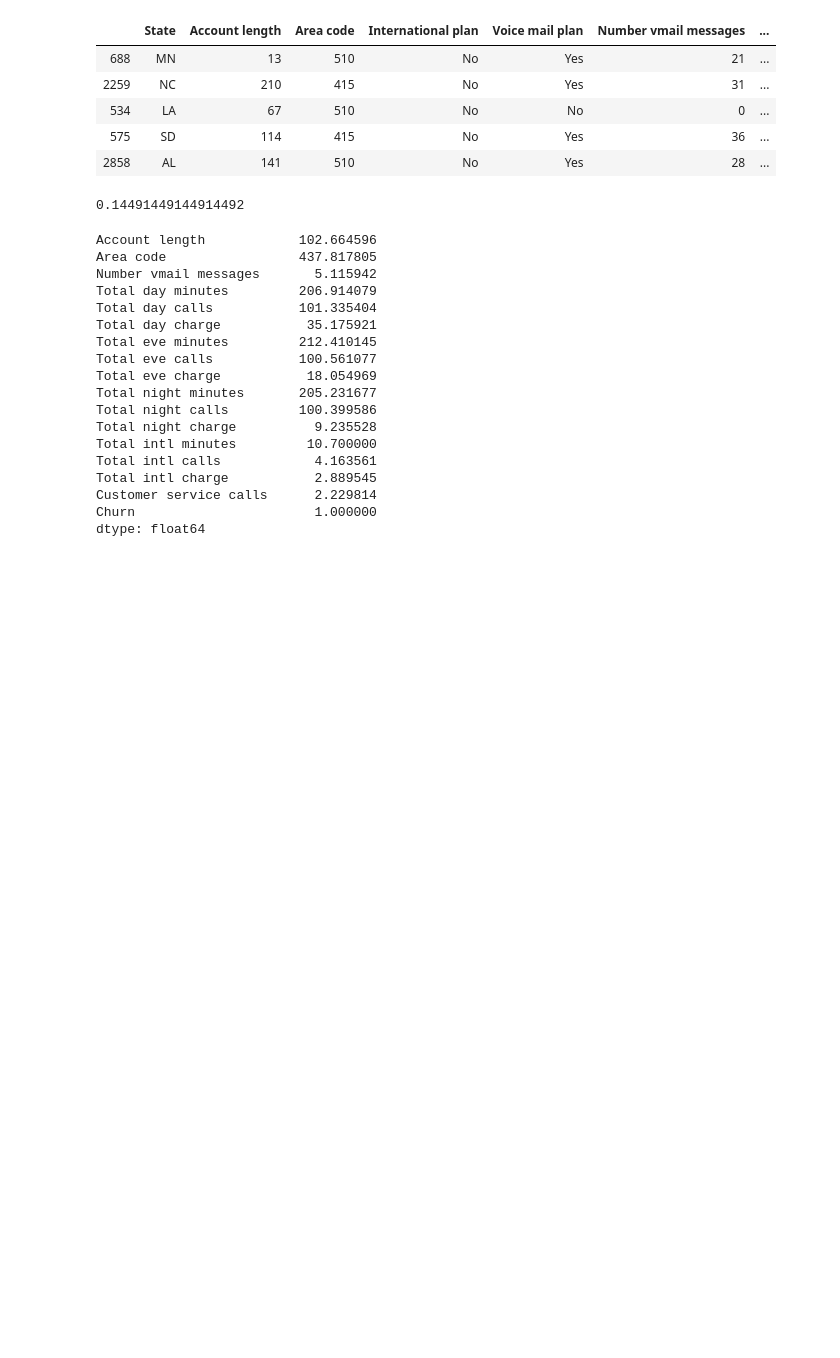
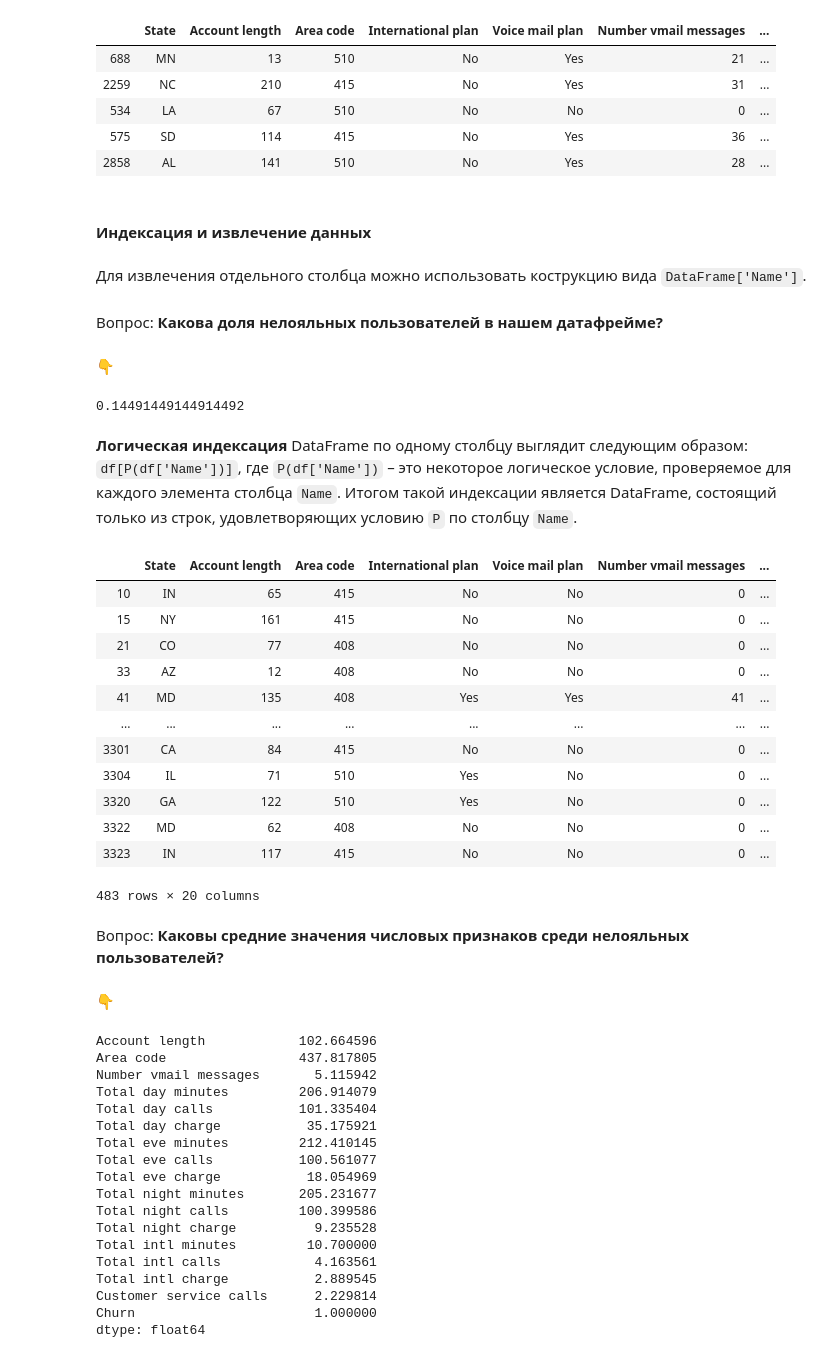
Before and after one commit to VictoriaGurkova/ML-Learning, a Jupyter notebook: topic1/topic1.ipynb, the cells around one changed output. Saved outputs shown, nothing was run; the diff lists cells and outputs as text; code cells hidden in the pictures; blank space fills up the shorter version.

```diff
--- a/topic1/topic1.ipynb
+++ b/topic1/topic1.ipynb
@@ -118,10 +155,40 @@ df.sort_values(by=['Churn', 'Total day charge'], ascending=[True, False]).head()
 | 534 | LA | 67 | 510 | No | No | 0 | ... |
 | 575 | SD | 114 | 415 | No | Yes | 36 | ... |
 | 2858 | AL | 141 | 510 | No | Yes | 28 | ... |
+# %% [markdown]
+#### Индексация и извлечение данных
+# %% [markdown]
+Для извлечения отдельного столбца можно использовать кострукцию вида `DataFrame['Name']`.
+# %% [markdown]
+Вопрос: **Какова доля нелояльных пользователей в нашем датафрейме?**
+# %% [markdown]
+👇
 # %%
 df['Churn'].mean()
 # %% [output]
 0.14491449144914492
+# %% [markdown]
+**Логическая индексация** DataFrame по одному столбцу выглядит следующим образом: `df[P(df['Name'])]`, где `P(df['Name'])` – это некоторое логическое условие, проверяемое для каждого элемента столбца `Name`. Итогом такой индексации является DataFrame, состоящий только из строк, удовлетворяющих условию `P` по столбцу `Name`.
+# %%
+df[df['Churn'] == 1]
+# %% [output]
+|  | State | Account length | Area code | International plan | Voice mail plan | Number vmail messages | ... |
+| 10 | IN | 65 | 415 | No | No | 0 | ... |
+| 15 | NY | 161 | 415 | No | No | 0 | ... |
+| 21 | CO | 77 | 408 | No | No | 0 | ... |
+| 33 | AZ | 12 | 408 | No | No | 0 | ... |
+| 41 | MD | 135 | 408 | Yes | Yes | 41 | ... |
+| ... | ... | ... | ... | ... | ... | ... | ... |
+| 3301 | CA | 84 | 415 | No | No | 0 | ... |
+| 3304 | IL | 71 | 510 | Yes | No | 0 | ... |
+| 3320 | GA | 122 | 510 | Yes | No | 0 | ... |
+| 3322 | MD | 62 | 408 | No | No | 0 | ... |
+| 3323 | IN | 117 | 415 | No | No | 0 | ... |
+483 rows × 20 columns
+# %% [markdown]
+Вопрос: **Каковы средние значения числовых признаков среди нелояльных пользователей?**
+# %% [markdown]
+👇
 # %%
 df[df['Churn'] == 1].mean()
 # %% [output]
```
Also changed, not shown: parts of 24 cells of this notebook.
